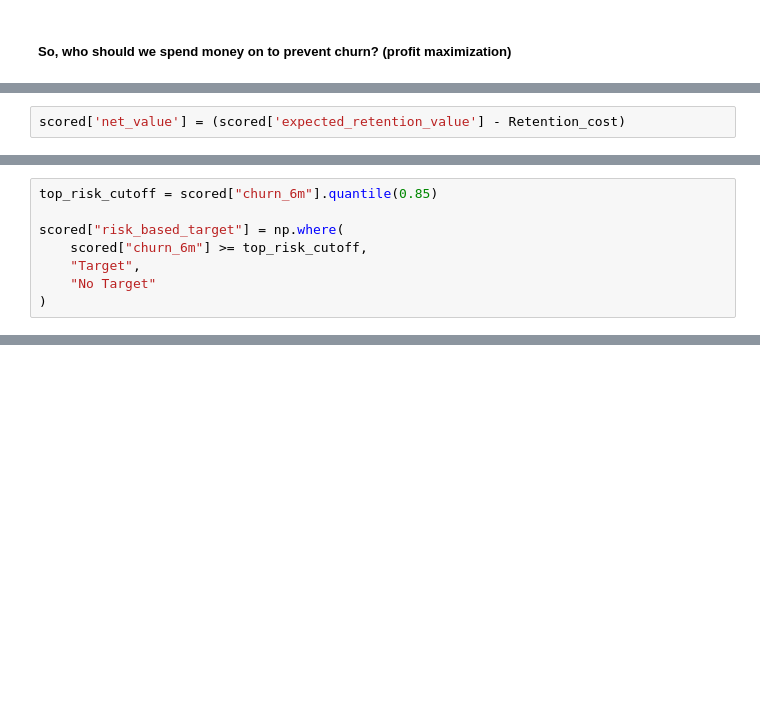
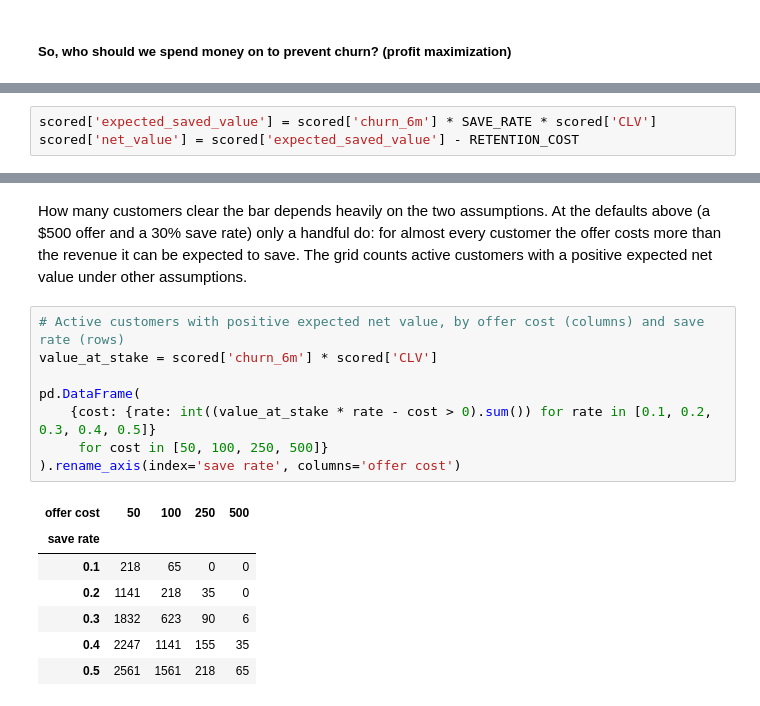
Before and after one commit to snehilojha/Profit-aware-customer-churn-and-retention-decision-system, a Jupyter notebook: src/main.ipynb, the cells around one changed output, grey strips where cells are left out. Saved outputs shown, nothing was run; the diff lists cells and outputs as text; blank space fills up the shorter version.

```diff
--- a/src/main.ipynb
+++ b/src/main.ipynb
@@ -645,2 +619,0 @@ scored['expected_retention_value'] = (scored['CLV'] * scored['retention_success_
-# %%
-scored['net_value'] = (scored['expected_retention_value'] - Retention_cost)
@@ -676,8 +619,0 @@ Name: count, dtype: int64
-# %%
-top_risk_cutoff = scored["churn_6m"].quantile(0.85)
-
-scored["risk_based_target"] = np.where(
-    scored["churn_6m"] >= top_risk_cutoff,
-    "Target",
-    "No Target"
-)
@@ -710,0 +632,3 @@ scored.groupby("retain_decision").agg(
+# %%
+scored['expected_saved_value'] = scored['churn_6m'] * SAVE_RATE * scored['CLV']
+scored['net_value'] = scored['expected_saved_value'] - RETENTION_COST
@@ -710,0 +662,18 @@ scored.groupby("retain_decision").agg(
+# %% [markdown]
+How many customers clear the bar depends heavily on the two assumptions. At the defaults above (a $500 offer and a 30% save rate) only a handful do: for almost every customer the offer costs more than the revenue it can be expected to save. The grid counts active customers with a positive expected net value under other assumptions.
+# %%
+# Active customers with positive expected net value, by offer cost (columns) and save rate (rows)
+value_at_stake = scored['churn_6m'] * scored['CLV']
+
+pd.DataFrame(
+    {cost: {rate: int((value_at_stake * rate - cost > 0).sum()) for rate in [0.1, 0.2, 0.3, 0.4, 0.5]}
+     for cost in [50, 100, 250, 500]}
+).rename_axis(index='save rate', columns='offer cost')
+# %% [output]
+| offer cost | 50 | 100 | 250 | 500 |
+| save rate |  |  |  |  |
+| 0.1 | 218 | 65 | 0 | 0 |
+| 0.2 | 1141 | 218 | 35 | 0 |
+| 0.3 | 1832 | 623 | 90 | 6 |
+| 0.4 | 2247 | 1141 | 155 | 35 |
+| 0.5 | 2561 | 1561 | 218 | 65 |
```
Also changed, not shown: parts of 31 cells of this notebook, 1 other file.
